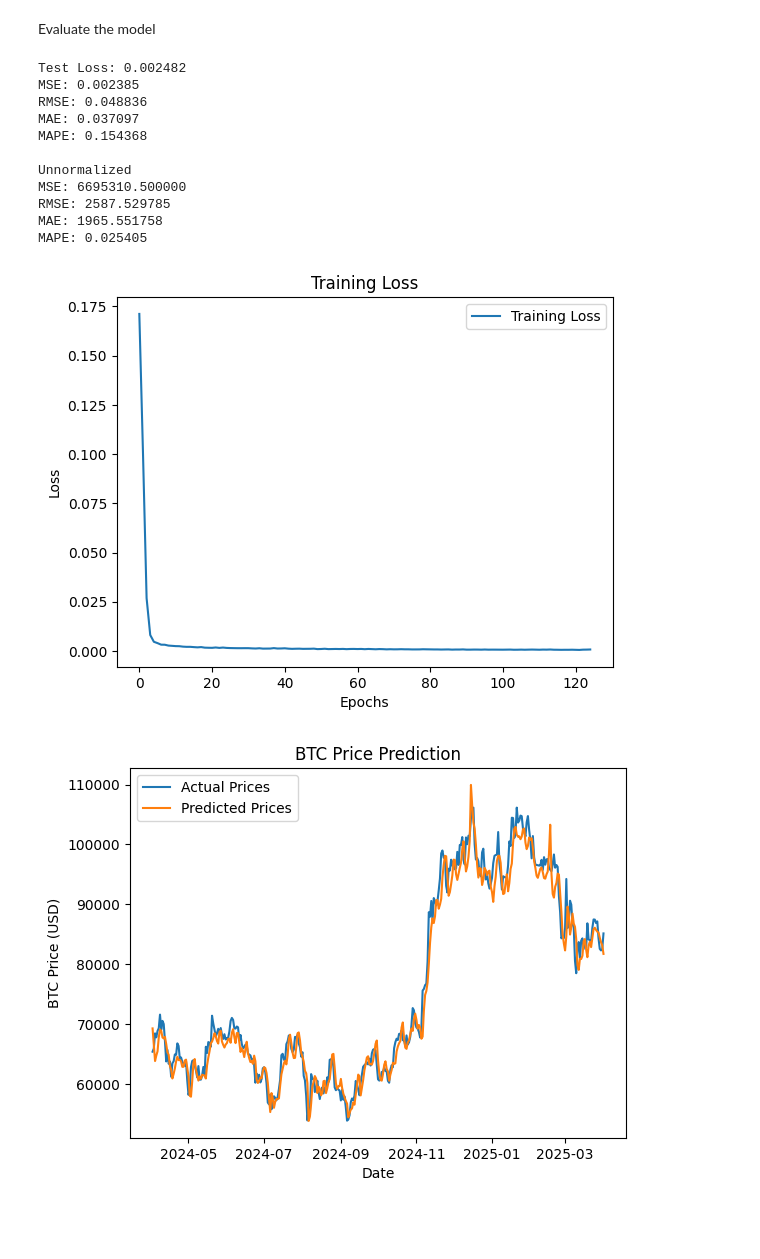
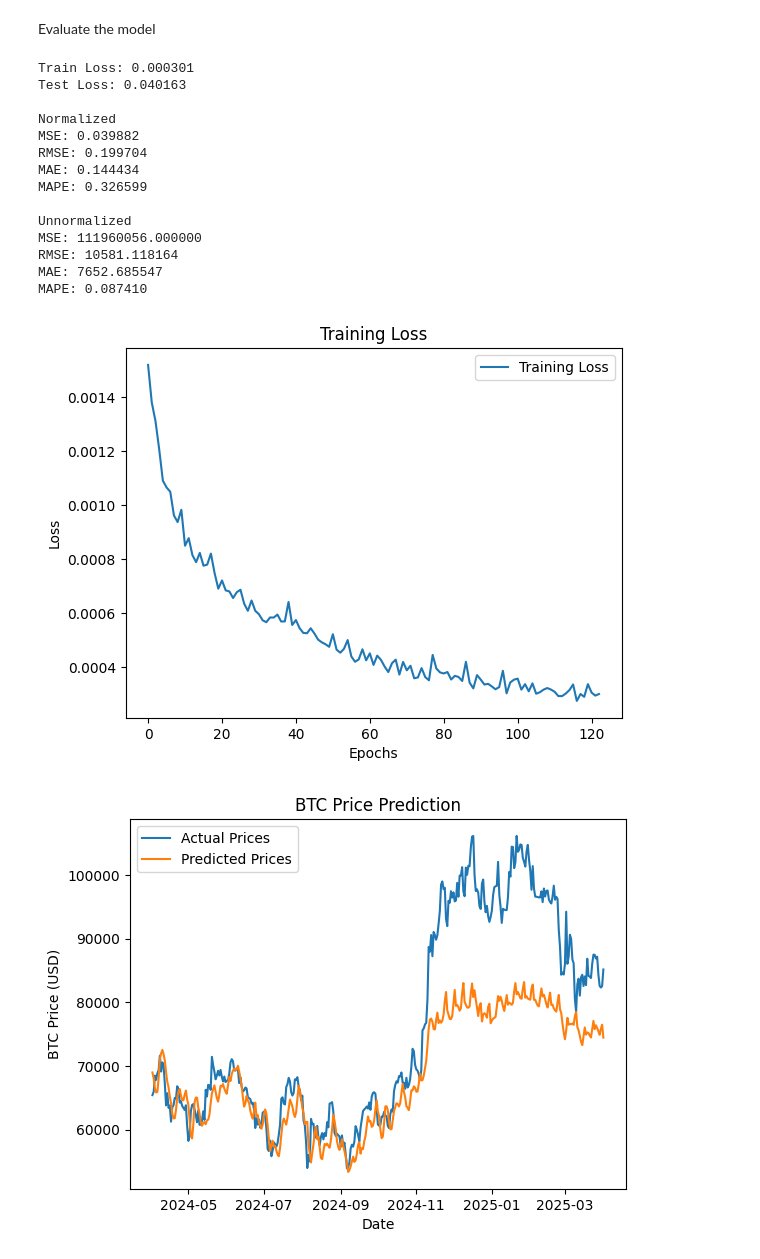
Before and after one commit to Cactooz/BitcoinPredictor, a Jupyter notebook: models/one_day_lstm.ipynb, the cells around one changed output. Drawn from its saved outputs; the diff is of its cells as text; code cells hidden in the pictures; blank space fills up the shorter version.

Commit message:
Fix batch_first & hyperparameters for one_day_lstm

```diff
--- a/models/one_day_lstm.ipynb
+++ b/models/one_day_lstm.ipynb
@@ -12,14 +12,15 @@ from sklearn.preprocessing import MinMaxScaler
 torch.manual_seed(0)
 torch.cuda.manual_seed(0)
 torch.cuda.manual_seed_all(0)
+torch.mps.manual_seed(0)
 np.random.seed(0)
 
 BATCH_SIZE = 64
-LOOKBACK_LENGTH = 30
+LOOKBACK_LENGTH = 365
 TEST_LENGTH = 365
 DROPOUT = 0.2
 HIDDEN_SIZE = 128
-NUM_LAYERS = 3
+NUM_LAYERS = 2
 OUTPUT_SIZE = 1
 LEARNING_RATE = 0.001
 EPOCHS = 125
@@ -103,7 +110,7 @@ class LSTMPrediction(nn.Module):
 		self.hidden_size = hidden_size
 		self.num_layers = num_layers
 
-		self.lstm = nn.LSTM(input_size, hidden_size, num_layers, batch_first=False, dropout=dropout)
+		self.lstm = nn.LSTM(input_size, hidden_size, num_layers, batch_first=True, dropout=dropout)
 
 		self.fc = nn.Linear(hidden_size, output_size)
 
@@ -112,7 +119,7 @@ class LSTMPrediction(nn.Module):
 		output = self.fc(output[:, -1, :])
 		return output
 
-model = LSTMPrediction(len(feature_columns), HIDDEN_SIZE, NUM_LAYERS, OUTPUT_SIZE, DROPOUT)
+model = LSTMPrediction(len(feature_columns), HIDDEN_SIZE, NUM_LAYERS, OUTPUT_SIZE, DROPOUT).to(device)
 print(model)
 # %% [output]
 LSTMPrediction(
@@ -129,6 +136,9 @@ def train(model, train_loader, criterion, optimizer, epochs=EPOCHS):
 		model.train()
 		train_loss = 0
 		for X_batch, y_batch in train_loader:
+			X_batch = X_batch.to(device)
+			y_batch = y_batch.to(device)
+
 			# Predict the output
 			y_pred = model(X_batch)
 			loss = criterion(y_pred, y_batch)
@@ -181,6 +191,9 @@ def evaluate(model, test_loader, criterion):
 
 	with torch.no_grad():
 		for X_batch, y_batch in test_loader:
+			X_batch = X_batch.to(device)
+			y_batch = y_batch.to(device)
+
 			y_pred = model(X_batch)
 			loss = criterion(y_pred, y_batch)
 
@@ -201,7 +214,10 @@ def evaluate(model, test_loader, criterion):
 	mae = np.mean(np.abs(predictions - truths))
 	mape = np.mean(np.abs((truths - predictions) / truths))
 
+	print(f"Train Loss: {train_losses[-1]:.6f}")
 	print(f"Test Loss: {test_loss:.6f}")
+
+	print("\nNormalized")
 	print(f"MSE: {mse:.6f}")
 	print(f"RMSE: {rmse:.6f}")
 	print(f"MAE: {mae:.6f}")
@@ -211,46 +227,49 @@ def evaluate(model, test_loader, criterion):
 	predictions = y_scaler.inverse_transform(predictions)
 	truths = y_scaler.inverse_transform(truths)
 
-	mse2 = np.mean((predictions - truths) ** 2)
-	rmse2 = np.sqrt(mse2)
-	mae2 = np.mean(np.abs(predictions - truths))
-	mape2 = np.mean(np.abs((truths - predictions) / truths))
+	mse = np.mean((predictions - truths) ** 2)
+	rmse = np.sqrt(mse)
+	mae = np.mean(np.abs(predictions - truths))
+	mape = np.mean(np.abs((truths - predictions) / truths))
 	print("\nUnnormalized")
-	print(f"MSE: {mse2:.6f}")
-	print(f"RMSE: {rmse2:.6f}")
-	print(f"MAE: {mae2:.6f}")
-	print(f"MAPE: {mape2:.6f}")
+	print(f"MSE: {mse:.6f}")
+	print(f"RMSE: {rmse:.6f}")
+	print(f"MAE: {mae:.6f}")
+	print(f"MAPE: {mape:.6f}")
 
 	return predictions, truths
 
 predictions, actuals = evaluate(model, test_loader, criterion)
 # %% [output]
-Test Loss: 0.002482
-MSE: 0.002385
-RMSE: 0.048836
-MAE: 0.037097
-MAPE: 0.154368
+Train Loss: 0.000301
+Test Loss: 0.040163
+
+Normalized
+MSE: 0.039882
+RMSE: 0.199704
+MAE: 0.144434
+MAPE: 0.326599
 
 Unnormalized
-MSE: 6695310.500000
-RMSE: 2587.529785
-MAE: 1965.551758
-MAPE: 0.025405
+MSE: 111960056.000000
+RMSE: 10581.118164
+MAE: 7652.685547
+MAPE: 0.087410
 # %%
-plt.plot(train_losses, label='Training Loss')
+plt.plot(train_losses[2:], label='Training Loss')
 plt.xlabel('Epochs')
 plt.ylabel('Loss')
 plt.title('Training Loss')
 plt.legend()
 plt.show()
 
 plt.plot(test_dates, actuals, label='Actual Prices')
 plt.plot(test_dates, predictions, label='Predicted Prices')
 plt.xlabel('Date')
 plt.ylabel('BTC Price (USD)')
 plt.title('BTC Price Prediction')
 plt.legend()
 plt.show()
 # %% [output]
-[figure, old version]
+[figure, new version]
-[figure, old version]
+[figure, new version]
```
Also changed, not shown: parts of 5 cells of this notebook.
